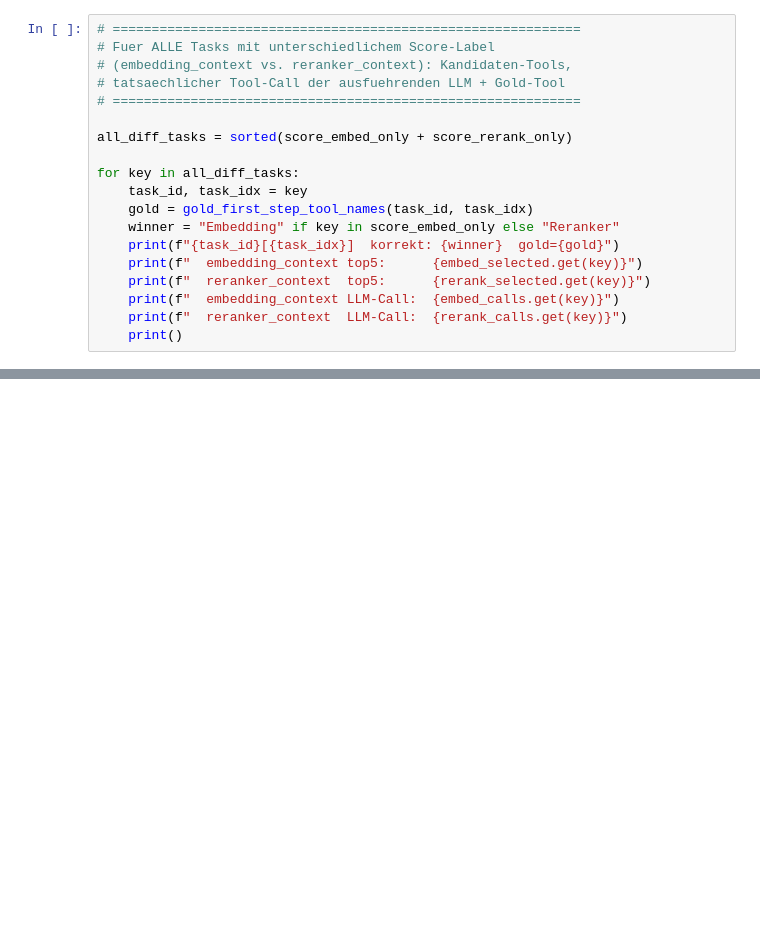
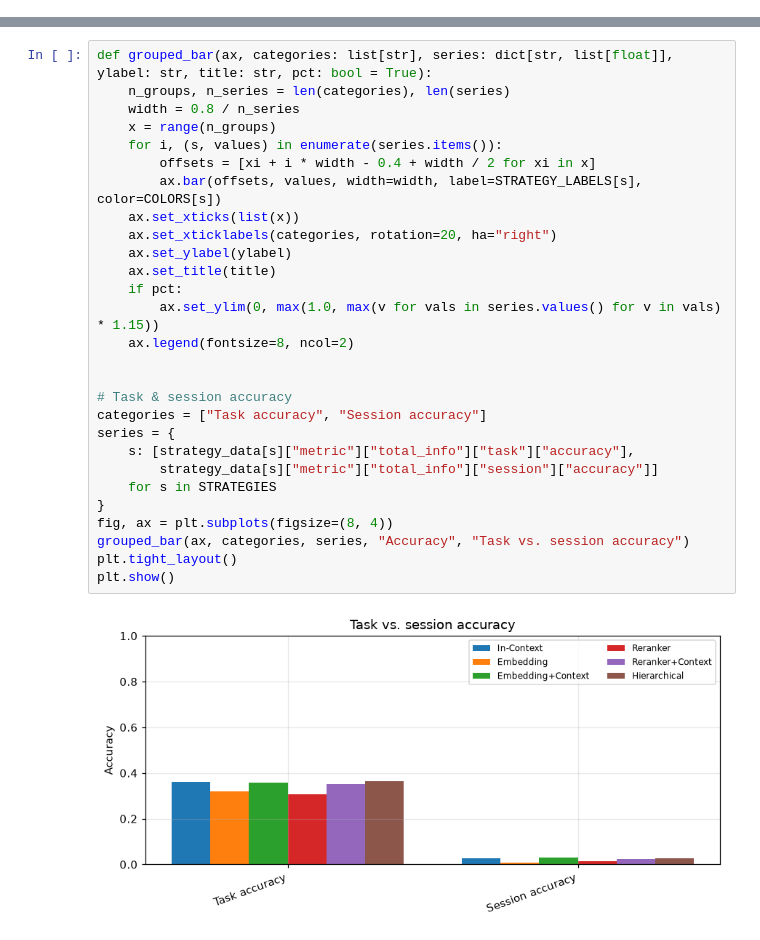
Before and after one commit to Anni0401/ToolSelectionBenchmark, a Jupyter notebook: wild-tool-bench/analyze_results.ipynb, the cells around one changed output, grey strips where cells are left out. Drawn from its saved outputs; the diff is of its cells as text; blank space fills up the shorter version.

```diff
--- a/wild-tool-bench/analyze_results.ipynb
+++ b/wild-tool-bench/analyze_results.ipynb
@@ -3399,19 +0,0 @@ score_rerank_only Tasks, bei denen EMBEDDING das Gold-Tool nicht hatte, Reranker
-# %%
-# ============================================================
-# Fuer ALLE Tasks mit unterschiedlichem Score-Label
-# (embedding_context vs. reranker_context): Kandidaten-Tools,
-# tatsaechlicher Tool-Call der ausfuehrenden LLM + Gold-Tool
-# ============================================================
-
-all_diff_tasks = sorted(score_embed_only + score_rerank_only)
-
-for key in all_diff_tasks:
-    task_id, task_idx = key
-    gold = gold_first_step_tool_names(task_id, task_idx)
-    winner = "Embedding" if key in score_embed_only else "Reranker"
-    print(f"{task_id}[{task_idx}]  korrekt: {winner}  gold={gold}")
-    print(f"  embedding_context top5:      {embed_selected.get(key)}")
-    print(f"  reranker_context  top5:      {rerank_selected.get(key)}")
-    print(f"  embedding_context LLM-Call:  {embed_calls.get(key)}")
-    print(f"  reranker_context  LLM-Call:  {rerank_calls.get(key)}")
-    print()
@@ -3530,0 +243,30 @@ Beispiele:
+# %%
+def grouped_bar(ax, categories: list[str], series: dict[str, list[float]], ylabel: str, title: str, pct: bool = True):
+    n_groups, n_series = len(categories), len(series)
+    width = 0.8 / n_series
+    x = range(n_groups)
+    for i, (s, values) in enumerate(series.items()):
+        offsets = [xi + i * width - 0.4 + width / 2 for xi in x]
+        ax.bar(offsets, values, width=width, label=STRATEGY_LABELS[s], color=COLORS[s])
+    ax.set_xticks(list(x))
+    ax.set_xticklabels(categories, rotation=20, ha="right")
+    ax.set_ylabel(ylabel)
+    ax.set_title(title)
+    if pct:
+        ax.set_ylim(0, max(1.0, max(v for vals in series.values() for v in vals) * 1.15))
+    ax.legend(fontsize=8, ncol=2)
+
+
+# Task & session accuracy
+categories = ["Task accuracy", "Session accuracy"]
+series = {
+    s: [strategy_data[s]["metric"]["total_info"]["task"]["accuracy"],
+        strategy_data[s]["metric"]["total_info"]["session"]["accuracy"]]
+    for s in STRATEGIES
+}
+fig, ax = plt.subplots(figsize=(8, 4))
+grouped_bar(ax, categories, series, "Accuracy", "Task vs. session accuracy")
+plt.tight_layout()
+plt.show()
+# %% [output]
+[figure, added]
```
Also changed, not shown: parts of 90 cells of this notebook.
